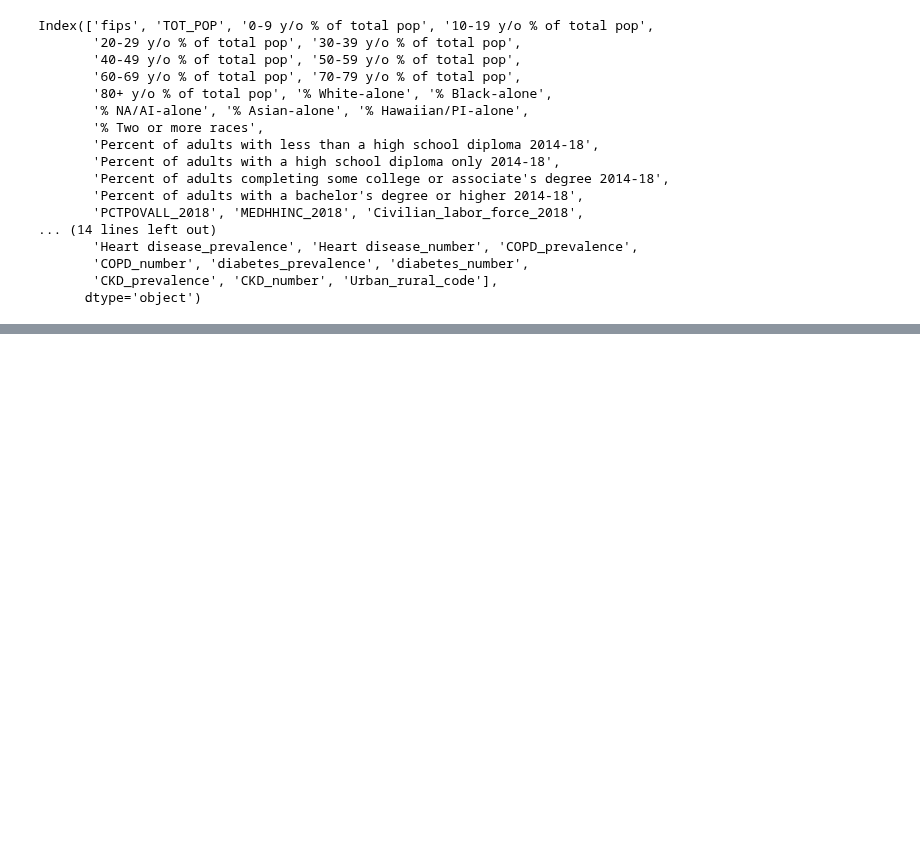
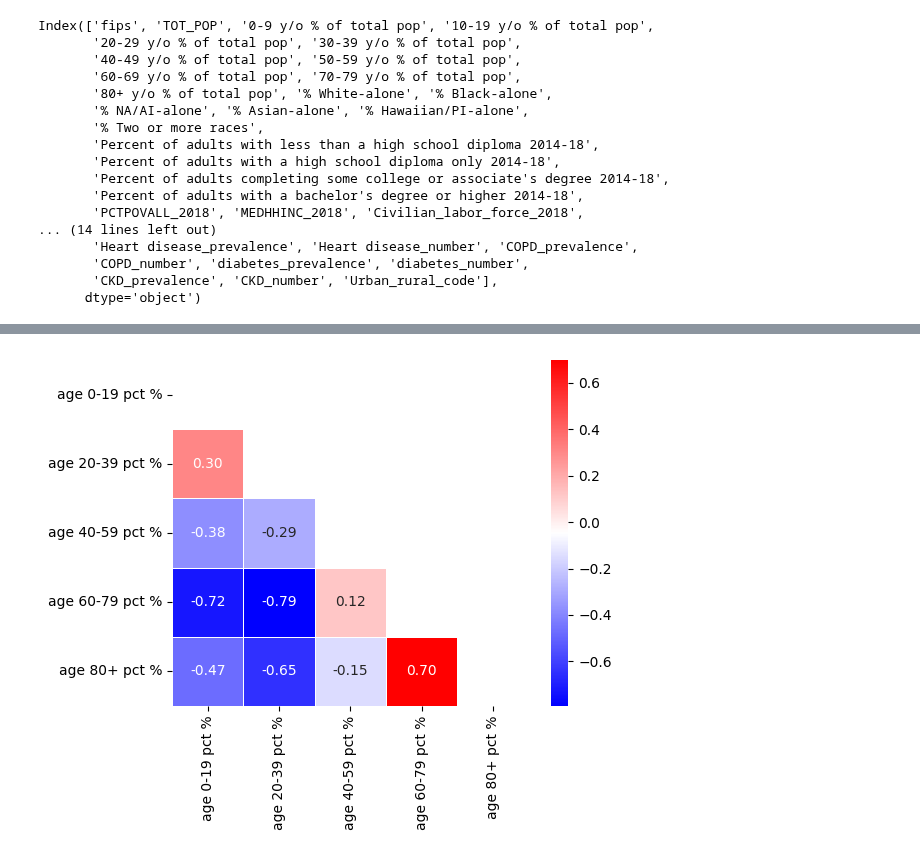
Before and after one commit to 4GeeksAcademy/GuilloMansa-MachineLearning, a Jupyter notebook: src/03-linear-regression-reg-demographic-health-data.ipynb, the cells around one changed output, grey strips where cells are left out. Drawn from its saved outputs; the diff is of its cells as text; code cells hidden in the pictures; blank space fills up the shorter version.

```diff
--- a/src/03-linear-regression-reg-demographic-health-data.ipynb
+++ b/src/03-linear-regression-reg-demographic-health-data.ipynb
@@ -175,0 +279,28 @@ plt.show()
+# %%
+# Combine age groups into broader categories
+df["age 0-19 pct %"] = df["0-9 y/o % of total pop"] + df["10-19 y/o % of total pop"]
+df["age 20-39 pct %"] = df["20-29 y/o % of total pop"] + df["30-39 y/o % of total pop"]
+df["age 40-59 pct %"] = df["40-49 y/o % of total pop"] + df["50-59 y/o % of total pop"]
+df["age 60-79 pct %"] = df["60-69 y/o % of total pop"] + df["70-79 y/o % of total pop"]
+df["age 80+ pct %"] = df["80+ y/o % of total pop"]
+# %%
+# Drop original age columns
+age_columns_to_drop = ["0-9 y/o % of total pop", "10-19 y/o % of total pop", "20-29 y/o % of total pop", "30-39 y/o % of total pop", "40-49 y/o % of total pop",
+                       "50-59 y/o % of total pop", "60-69 y/o % of total pop", "70-79 y/o % of total pop", "80+ y/o % of total pop"]
+
+df = df.drop(age_columns_to_drop, axis = 1)
+# %%
+age_columns_to_corr = ["age 0-19 pct %","age 20-39 pct %","age 40-59 pct %","age 60-79 pct %","age 80+ pct %"]
+# %%
+corr = df[age_columns_to_corr].corr
+
+corr = df[age_columns_to_corr].corr()
+mask = np.triu(np.ones_like(corr, dtype=bool))
+
+plt.figure(figsize=(6,5))
+sns.heatmap(corr, annot=True, mask=mask, linewidths=0.5, fmt=".2f", cmap='bwr')
+
+plt.tight_layout()
+plt.show()
+# %% [output]
+[figure, added]
```
Also changed, not shown: parts of 19 cells of this notebook, 1 other file.
